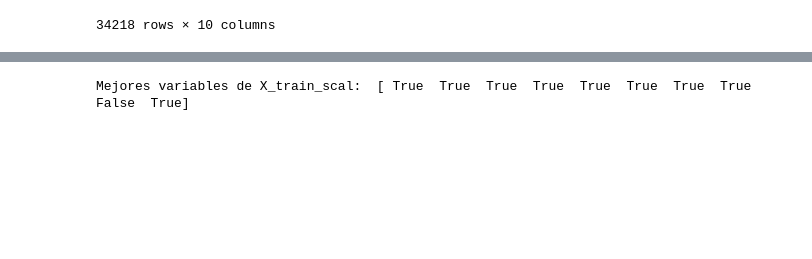
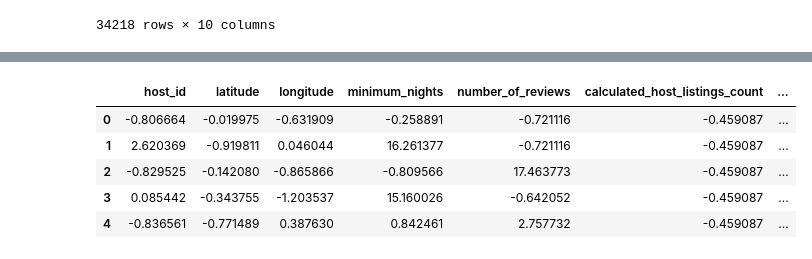
Before and after one commit to silvy8a/machine-learning-python-template, a Jupyter notebook: src/explore.ipynb, the cells around one changed output, grey strips where cells are left out. Saved outputs shown, nothing was run; the diff lists cells and outputs as text; code cells hidden in the pictures; blank space fills up the shorter version.

```diff
--- a/src/explore.ipynb
+++ b/src/explore.ipynb
@@ -610,11 +662,16 @@ Mejores variables de X_train_norm:  [ True  True  True  True  True  True  True
 # %%
-selector_model = SelectKBest(f_classif, k = 9)
-selector_model.fit(X_train_no_outliers_norm, y_train)
+#Feature selection (X_train_no_outliers_norm + X_test_no_outliers_norm)
+selection_model = SelectKBest(f_classif, k = 9)
+selection_model.fit(X_train_no_outliers_norm, y_train)
+bv_X_train_no_outliers_norm = selection_model.get_support()
+X_train_no_outliers_norm_sel = pd.DataFrame(selection_model.transform(X_train_no_outliers_norm), columns = X_train.columns.values[bv_X_train_no_outliers_norm])
+X_test_no_outliers_norm_sel = pd.DataFrame(selection_model.transform(X_test_no_outliers_norm), columns = X_test.columns.values[bv_X_train_no_outliers_norm])
 
-best_variables_X_train_no_outliers_norm = selector_model.get_support()
-print("Mejores variables de X_train_no_outliers_norm: ", best_variables_X_train_no_outliers_norm)
-X_train_no_outliers_norm_sel = pd.DataFrame(selector_model.transform(X_train_no_outliers_norm))
+#Saving X_train_no_outliers_norm_sel + X_test_no_outliers_norm_sel after feature selection
+X_train_no_outliers_norm_sel["price"] = list(y_train)
+X_test_no_outliers_norm_sel["price"] = list(y_test)
 
-#Saving dataset after feature selection
-X_train_no_outliers_norm_sel.to_excel("/workspaces/machine-learning-python-template/data/processed/X_train_no_outliers_norm_sel.xlsx", index = False)
+X_train_no_outliers_norm_sel.to_excel("/workspaces/machine-learning-python-template/data/processed/total_data_no_outliers_norm_train_sel.xlsx", index = False)
+X_test_no_outliers_norm_sel.to_excel("/workspaces/machine-learning-python-template/data/processed/total_data_no_outliers_norm_test_sel.xlsx", index = False)
+X_train_no_outliers_norm.head()
 # %% [output]
@@ -622,13 +684,23 @@ Mejores variables de X_train_no_outliers_norm:  [ True  True  True  True  True
 # %%
-selector_model = SelectKBest(f_classif, k = 9)
-selector_model.fit(X_train_scal, y_train)
+#Feature selection (X_train_scal + X_test_scal)
+selection_model = SelectKBest(f_classif, k = 9)
+selection_model.fit(X_train_scal, y_train)
+bv_X_train_scal = selection_model.get_support()
+X_train_scal_sel = pd.DataFrame(selection_model.transform(X_train_scal), columns = X_train.columns.values[bv_X_train_scal])
+X_test_scal_sel = pd.DataFrame(selection_model.transform(X_test_scal), columns = X_test.columns.values[bv_X_train_scal])
 
-best_variables_X_train_scal = selector_model.get_support()
-print("Mejores variables de X_train_scal: ", best_variables_X_train_scal)
-X_train_scal_sel = pd.DataFrame(selector_model.transform(X_train_scal))
+#Saving X_train_scal_sel + X_test_scal_sel after feature selection
+X_train_scal_sel["price"] = list(y_train)
+X_test_scal_sel["price"] = list(y_test)
 
-#Saving dataset after feature selection
-X_train_scal_sel.to_excel("/workspaces/machine-learning-python-template/data/processed/X_train_scal_sel.xlsx", index = False)
+X_train_scal_sel.to_excel("/workspaces/machine-learning-python-template/data/processed/total_data_scal_train_sel.xlsx", index = False)
+X_test_scal_sel.to_excel("/workspaces/machine-learning-python-template/data/processed/total_data_scal_test_sel.xlsx", index = False)
+X_train_scal_sel.head()
 # %% [output]
-Mejores variables de X_train_scal:  [ True  True  True  True  True  True  True  True False  True]
+|  | host_id | latitude | longitude | minimum_nights | number_of_reviews | calculated_host_listings_count | ... |
+| 0 | -0.806664 | -0.019975 | -0.631909 | -0.258891 | -0.721116 | -0.459087 | ... |
+| 1 | 2.620369 | -0.919811 | 0.046044 | 16.261377 | -0.721116 | -0.459087 | ... |
+| 2 | -0.829525 | -0.142080 | -0.865866 | -0.809566 | 17.463773 | -0.459087 | ... |
+| 3 | 0.085442 | -0.343755 | -1.203537 | 15.160026 | -0.642052 | -0.459087 | ... |
+| 4 | -0.836561 | -0.771489 | 0.387630 | 0.842461 | 2.757732 | -0.459087 | ... |
 # %%
```
Also changed, not shown: parts of 11 cells of this notebook.
